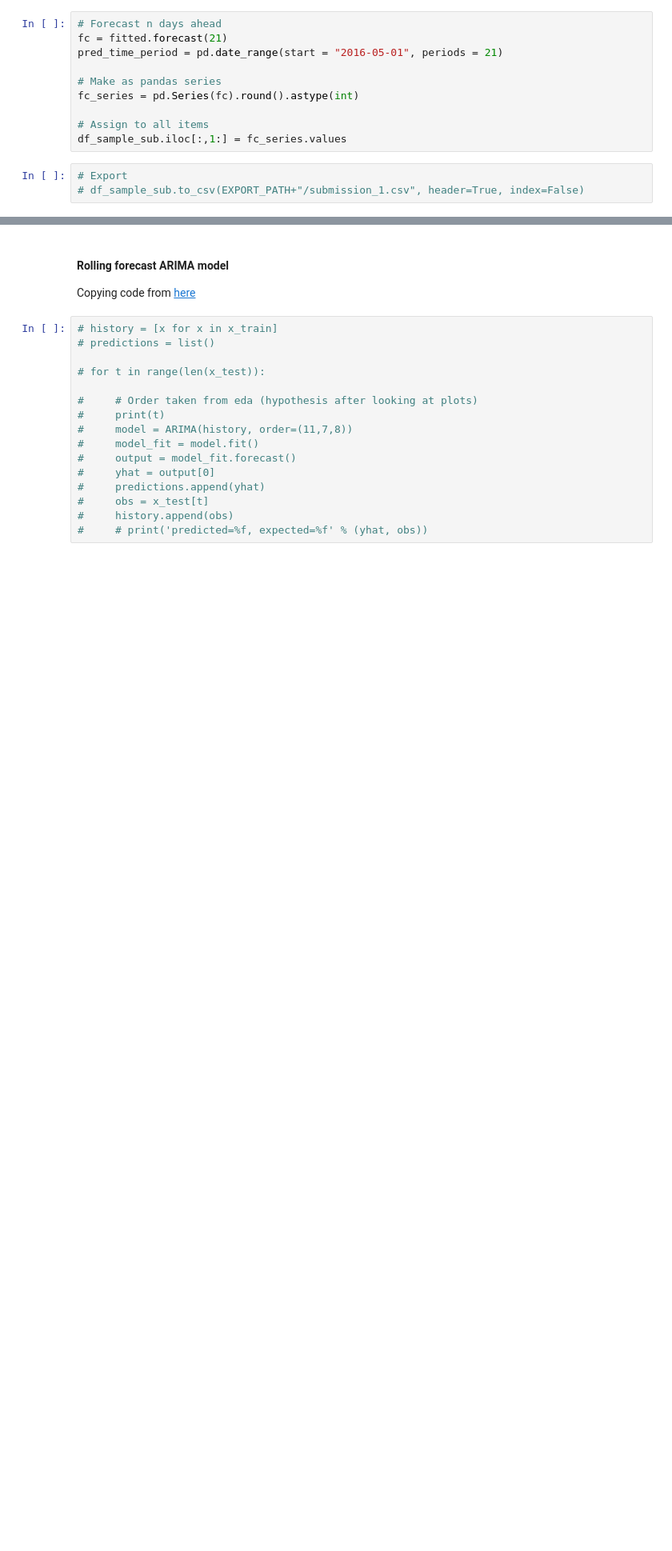
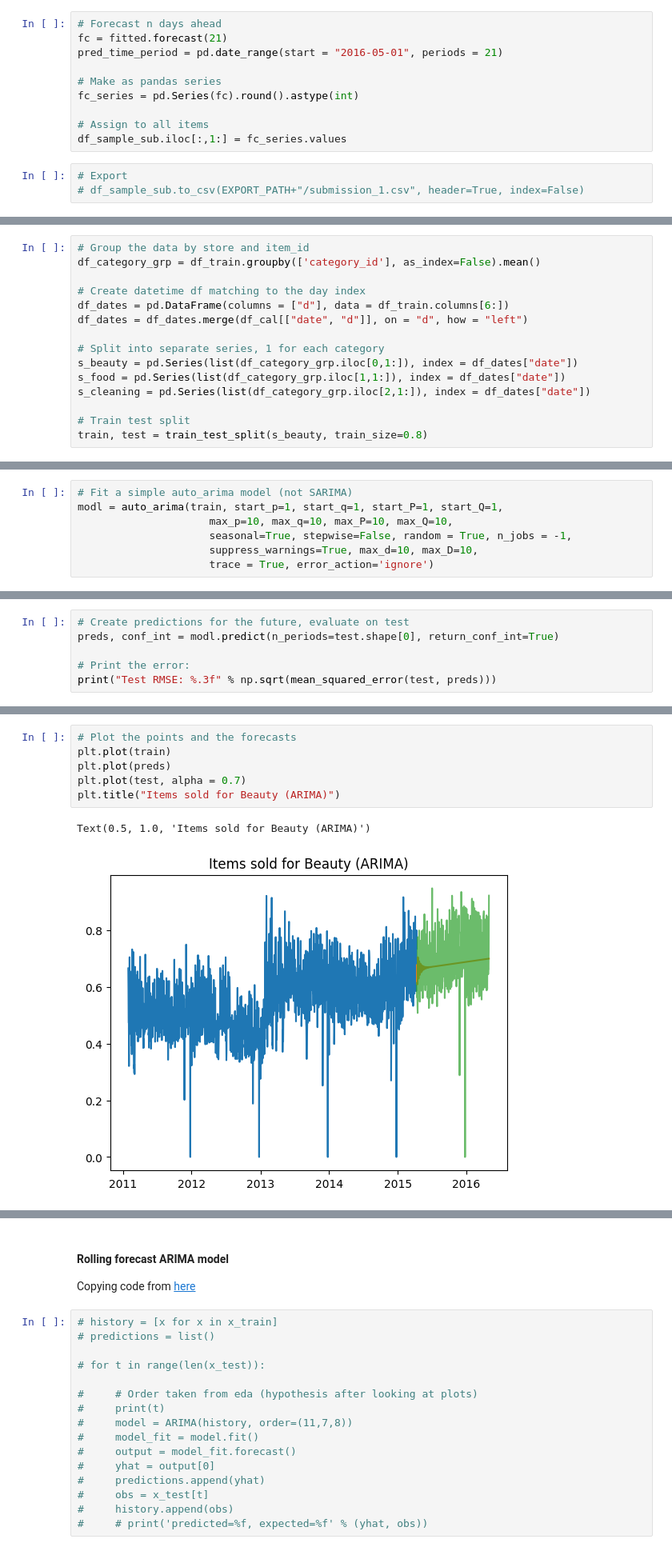
Before and after one commit to TristanKoh/ads-final-project, a Jupyter notebook: code/modelling.ipynb, the cells around one changed output, grey strips where cells are left out. Shown at 80% size. Drawn from its saved outputs; the diff is of its cells as text; blank space fills up the shorter version.

```diff
--- a/code/modelling.ipynb
+++ b/code/modelling.ipynb
@@ -369,0 +388,15 @@ df_sample_sub.iloc[:,1:] = fc_series.values
+# %%
+# Group the data by store and item_id
+df_category_grp = df_train.groupby(['category_id'], as_index=False).mean()
+
+# Create datetime df matching to the day index
+df_dates = pd.DataFrame(columns = ["d"], data = df_train.columns[6:])
+df_dates = df_dates.merge(df_cal[["date", "d"]], on = "d", how = "left")
+
+# Split into separate series, 1 for each category
+s_beauty = pd.Series(list(df_category_grp.iloc[0,1:]), index = df_dates["date"])
+s_food = pd.Series(list(df_category_grp.iloc[1,1:]), index = df_dates["date"])
+s_cleaning = pd.Series(list(df_category_grp.iloc[2,1:]), index = df_dates["date"])
+
+# Train test split
+train, test = train_test_split(s_beauty, train_size=0.8)
@@ -369,0 +408,7 @@ df_sample_sub.iloc[:,1:] = fc_series.values
+# %%
+# Fit a simple auto_arima model (not SARIMA)
+modl = auto_arima(train, start_p=1, start_q=1, start_P=1, start_Q=1,
+                     max_p=10, max_q=10, max_P=10, max_Q=10,
+                     seasonal=True, stepwise=False, random = True, n_jobs = -1,
+                     suppress_warnings=True, max_d=10, max_D=10,
+                     trace = True, error_action='ignore')
@@ -369,0 +468,6 @@ df_sample_sub.iloc[:,1:] = fc_series.values
+# %%
+# Create predictions for the future, evaluate on test
+preds, conf_int = modl.predict(n_periods=test.shape[0], return_conf_int=True)
+
+# Print the error:
+print("Test RMSE: %.3f" % np.sqrt(mean_squared_error(test, preds)))
@@ -369,0 +484,9 @@ df_sample_sub.iloc[:,1:] = fc_series.values
+# %%
+# Plot the points and the forecasts
+plt.plot(train)
+plt.plot(preds)
+plt.plot(test, alpha = 0.7)
+plt.title("Items sold for Beauty (ARIMA)")
+# %% [output]
+Text(0.5, 1.0, 'Items sold for Beauty (ARIMA)')
+[figure, added]
```
Also changed, not shown: parts of 26 cells of this notebook, 2 other files.
